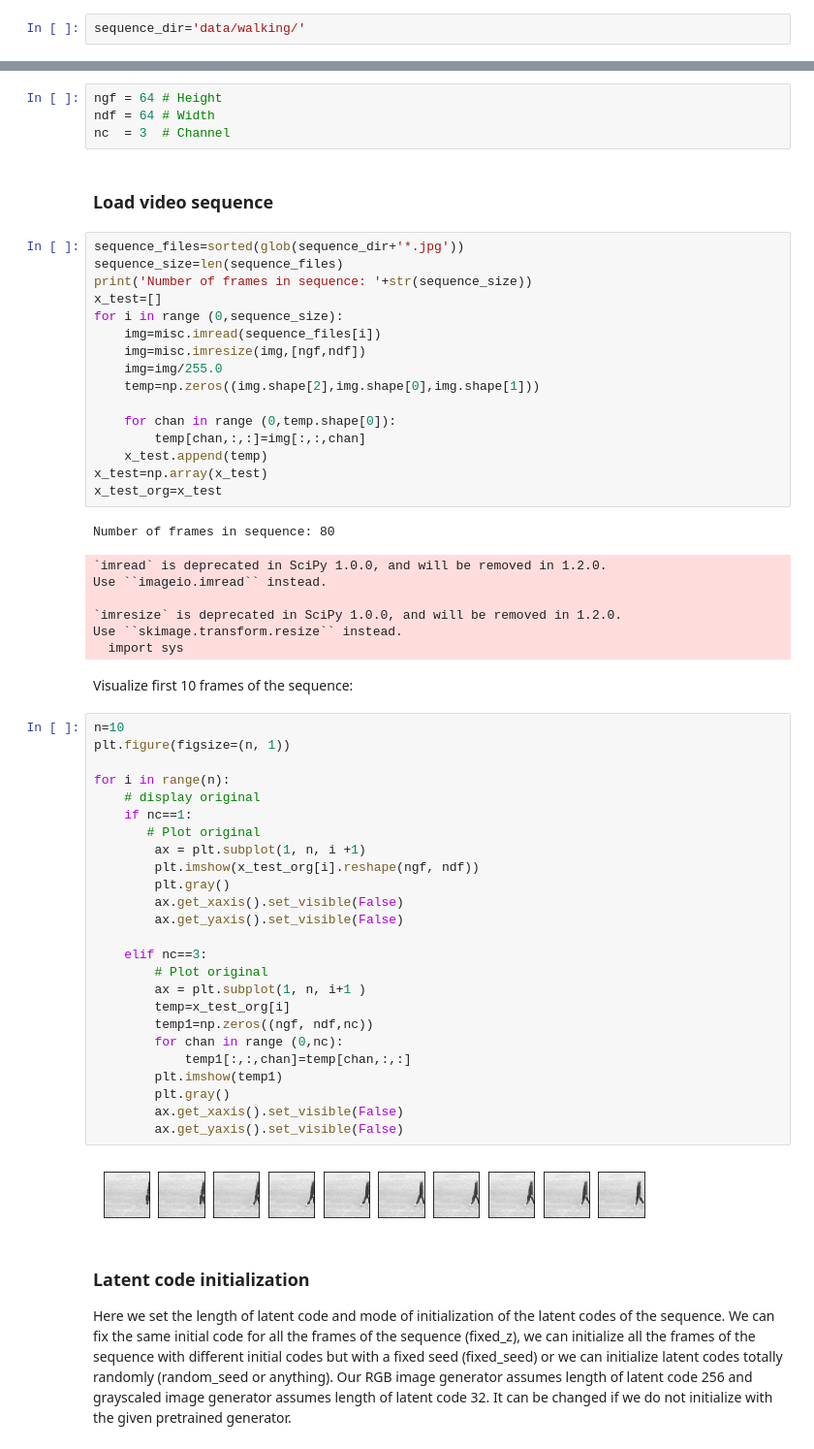
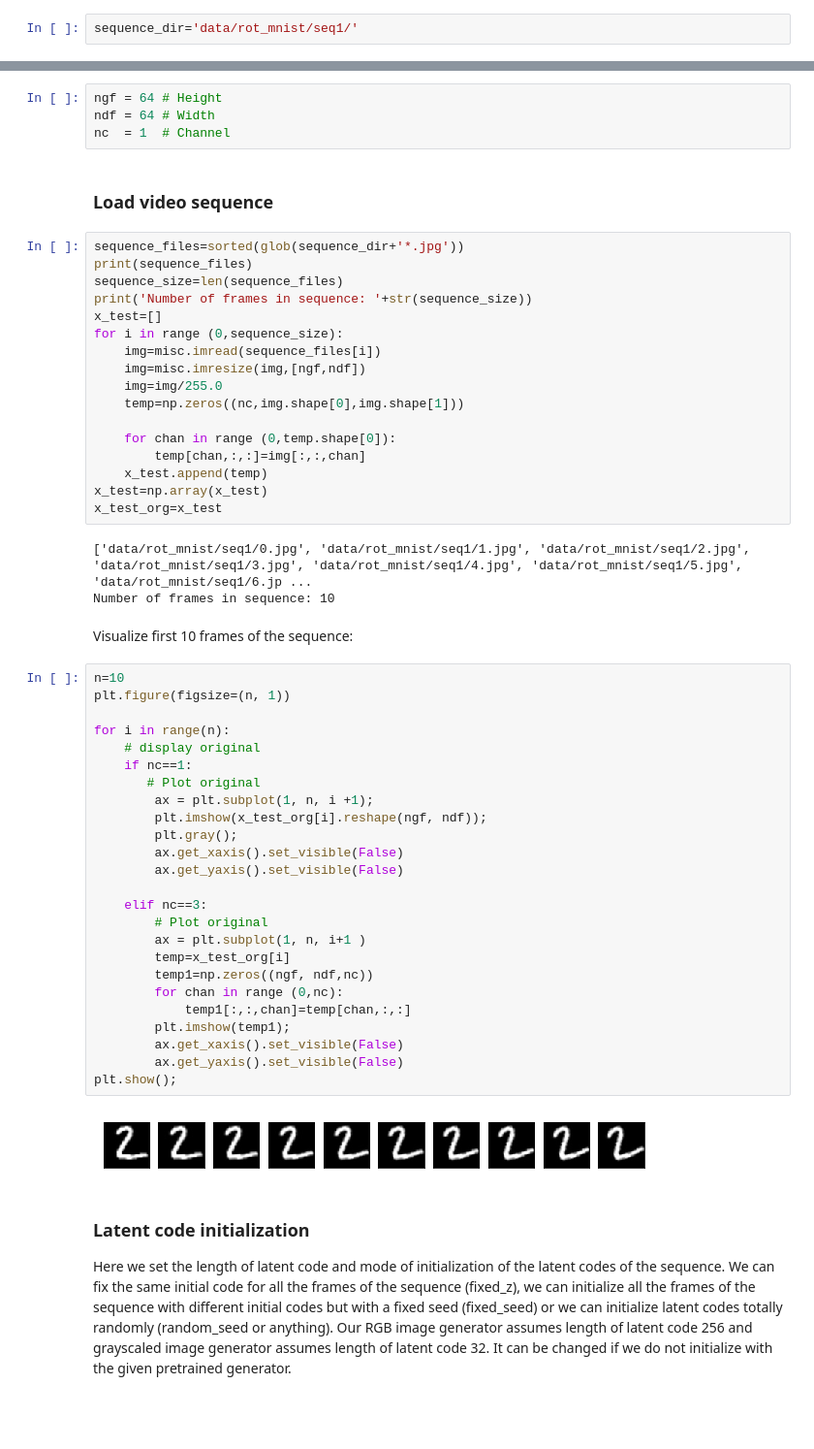
Before and after one commit to CSIPlab/GMLR, a Jupyter notebook: gmlr_details.ipynb, the cells around one changed output, grey strips where cells are left out. Shown: that part at 97% size. Drawn from its saved outputs; the diff is of its cells as text; blank space fills up the shorter version.

```diff
--- a/gmlr_details.ipynb
+++ b/gmlr_details.ipynb
@@ -16,18 +19,19 @@ import skvideo.io
 ### Set the directory for video sequence
 At first set the directory where the video frames are stored. The code will consider all the alphabetically ordered .jpg images in that directory as a single video sequence.
 # %%
-sequence_dir='data/walking/'
+sequence_dir='data/rot_mnist/seq1/'
 # %% [markdown]
 ### Set image size and type
 We should set image height, width and number of channels. Our generator stucture here generates images of $64\times64$ size.
 # %%
 ngf = 64 # Height
 ndf = 64 # Width
-nc  = 3  # Channel
+nc  = 1  # Channel
 # %% [markdown]
 ### Load video sequence
 # %%
 sequence_files=sorted(glob(sequence_dir+'*.jpg'))
+print(sequence_files)
 sequence_size=len(sequence_files)
 print('Number of frames in sequence: '+str(sequence_size))
 x_test=[]
@@ -35,7 +39,7 @@ for i in range (0,sequence_size):
     img=misc.imread(sequence_files[i])
     img=misc.imresize(img,[ngf,ndf])
     img=img/255.0
-    temp=np.zeros((img.shape[2],img.shape[0],img.shape[1]))
+    temp=np.zeros((nc,img.shape[0],img.shape[1]))
 
     for chan in range (0,temp.shape[0]):
         temp[chan,:,:]=img[:,:,chan]
@@ -43,42 +47,37 @@ for i in range (0,sequence_size):
 x_test=np.array(x_test)
 x_test_org=x_test
 # %% [output]
-Number of frames in sequence: 80
+['data/rot_mnist/seq1/0.jpg', 'data/rot_mnist/seq1/1.jpg', 'data/rot_mnist/seq1/2.jpg', 'data/rot_mnist/seq1/3.jpg', 'data/rot_mnist/seq1/4.jpg', 'data/rot_mnist/seq1/5.jpg', 'data/rot_mnist/seq1/6.jp ...
+Number of frames in sequence: 10
-`imread` is deprecated in SciPy 1.0.0, and will be removed in 1.2.0.
-Use ``imageio.imread`` instead.
-
-`imresize` is deprecated in SciPy 1.0.0, and will be removed in 1.2.0.
-Use ``skimage.transform.resize`` instead.
-  import sys
 # %% [markdown]
 Visualize first 10 frames of the sequence:
 # %%
 n=10
 plt.figure(figsize=(n, 1))
 
 for i in range(n):
     # display original
     if nc==1:
        # Plot original
-        ax = plt.subplot(1, n, i +1)
-        plt.imshow(x_test_org[i].reshape(ngf, ndf))
-        plt.gray()
+        ax = plt.subplot(1, n, i +1);
+        plt.imshow(x_test_org[i].reshape(ngf, ndf));
+        plt.gray();
         ax.get_xaxis().set_visible(False)
         ax.get_yaxis().set_visible(False)
 
     elif nc==3:
         # Plot original
         ax = plt.subplot(1, n, i+1 )
         temp=x_test_org[i]
         temp1=np.zeros((ngf, ndf,nc))
         for chan in range (0,nc):
             temp1[:,:,chan]=temp[chan,:,:]
-        plt.imshow(temp1)
-        plt.gray()
+        plt.imshow(temp1);
         ax.get_xaxis().set_visible(False)
         ax.get_yaxis().set_visible(False)
+plt.show();
 # %% [output]
-[figure, old version]
+[figure, new version]
 # %% [markdown]
 ### Latent code initialization
 Here we set the length of latent code and mode of initialization of the latent codes of the sequence. We can fix the same initial code for all the frames of the sequence (fixed_z), we can initialize all the frames of the sequence with different initial codes but with a fixed seed (fixed_seed) or we can initialize latent codes totally randomly (random_seed or anything). Our RGB image generator assumes length of latent code 256 and grayscaled image generator assumes length of latent code 32. It can be changed if we do not initialize with the given pretrained generator.
```
Also changed, not shown: parts of 14 cells of this notebook.
